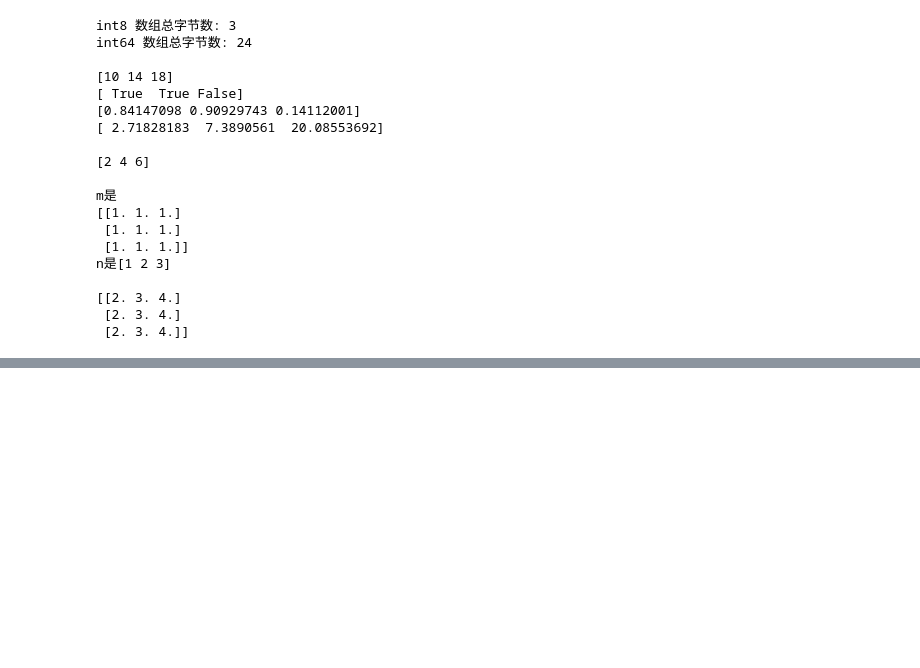
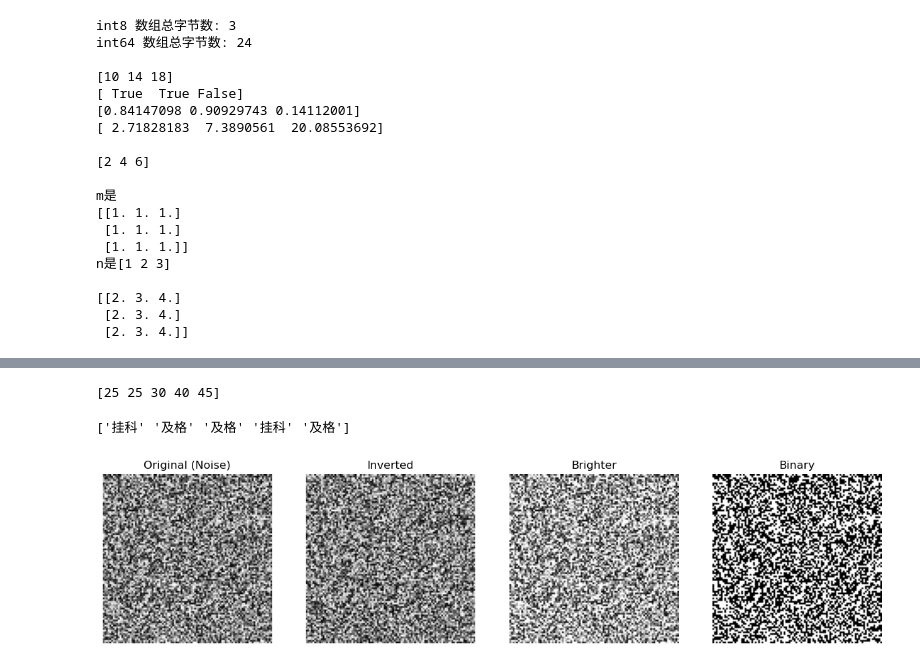
Before and after one commit to guinea-cat/pandas-study, a Jupyter notebook: numpy_1.ipynb, the cells around one changed output, grey strips where cells are left out. Cells and saved outputs as stored; diff of their text form; code cells hidden in the pictures; blank space fills up the shorter version.

Commit message:
numpy_2与scipy入门

```diff
--- a/numpy_1.ipynb
+++ b/numpy_1.ipynb
@@ -102,0 +413,54 @@ print(cube)
+# %%
+import numpy as np
+# np.clip() 把数组中的值限制在指定范围
+arr = np.array([10, 20, 30, 40, 50])
+clipped = np.clip(arr, 25, 45)
+print(clipped)
+# 10和20太小了，变成了25；50太大了，变成了45。
+# %% [output]
+[25 25 30 40 45]
+# %%
+scores = np.array([55, 90, 62, 48, 85])
+
+# 如果分数 >= 60，标记为 "及格"，否则 "挂科"
+result = np.where(scores >= 60, "及格", "挂科")
+
+print(result)
+# ['挂科' '及格' '及格' '挂科' '及格']
+# %% [output]
+['挂科' '及格' '及格' '挂科' '及格']
+# %%
+import numpy as np
+import matplotlib.pyplot as plt
+
+# 1. 创建一个 100x100 的随机图像作为练习
+# 模拟像素：0-255 的整数 0 全黑 ； 255 全白
+img = np.random.randint(0, 256, (100, 100), dtype='int32')
+
+# 2. 图像反色
+# 逻辑：255 - 当前像素值
+inverted_img = 255 - img
+
+# 3. 增加亮度
+# 逻辑：将所有像素值加 50，但不能超过 255 (使用 np.clip)
+bright_img = np.clip(img + 50, 0, 255)
+
+# 4. 阈值处理（二值化）
+# 逻辑：大于 128 的变全白(255)，小于等于的变全黑(0)
+# 常用于文字识别前的预处理
+binary_img = np.where(img > 128, 255, 0)
+
+# --- 可视化 ---
+fig, axes = plt.subplots(1, 4, figsize=(15, 5))
+# fig画纸 axes包含4格的数组 axes[0]是第一个格
+titles = ['Original (Noise)', 'Inverted', 'Brighter', 'Binary']
+images = [img, inverted_img, bright_img, binary_img]
+
+# ax 代表当前的格子，i 代表当前的图片，title 代表当前的标题
+for ax, i, title in zip(axes, images, titles):
+    ax.imshow(i, cmap='gray')
+    ax.set_title(title)# 在当前的格子 (ax) 上显示图片 灰度图
+    ax.axis('off') # 关闭坐标轴
+plt.show()
+# %% [output]
+[figure, added]
```
Also changed, not shown: parts of 39 cells of this notebook, 1 other file.
